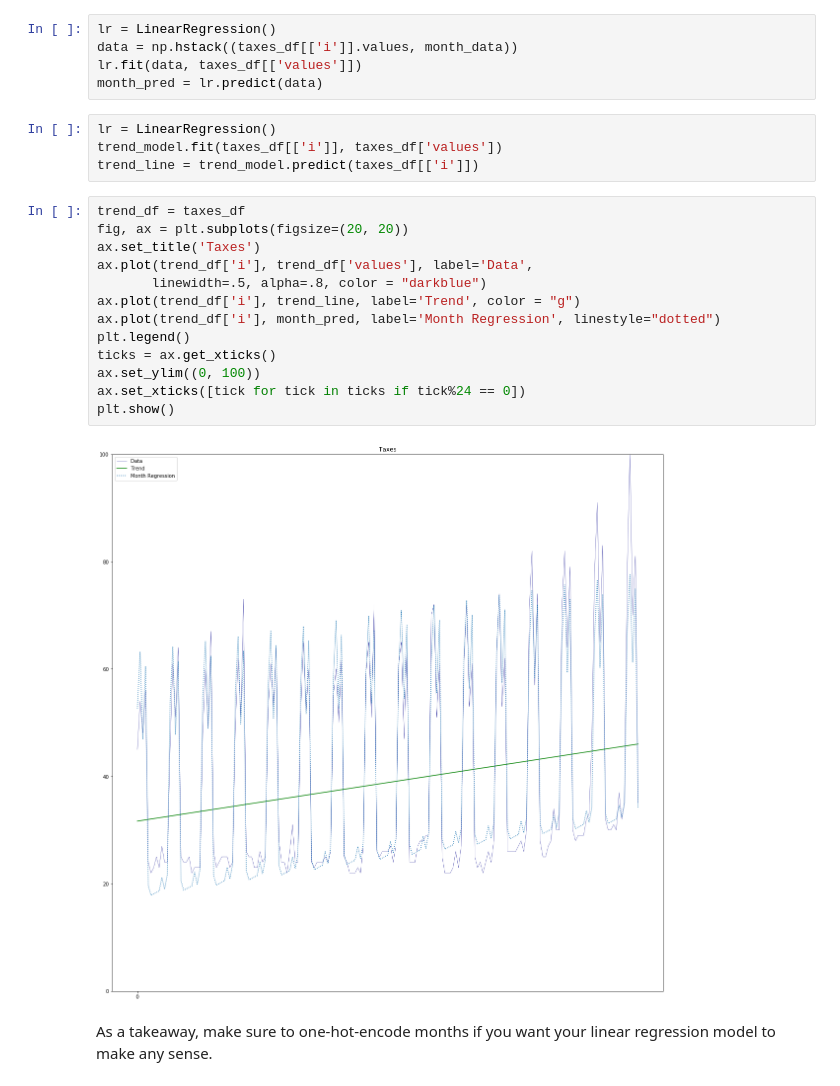
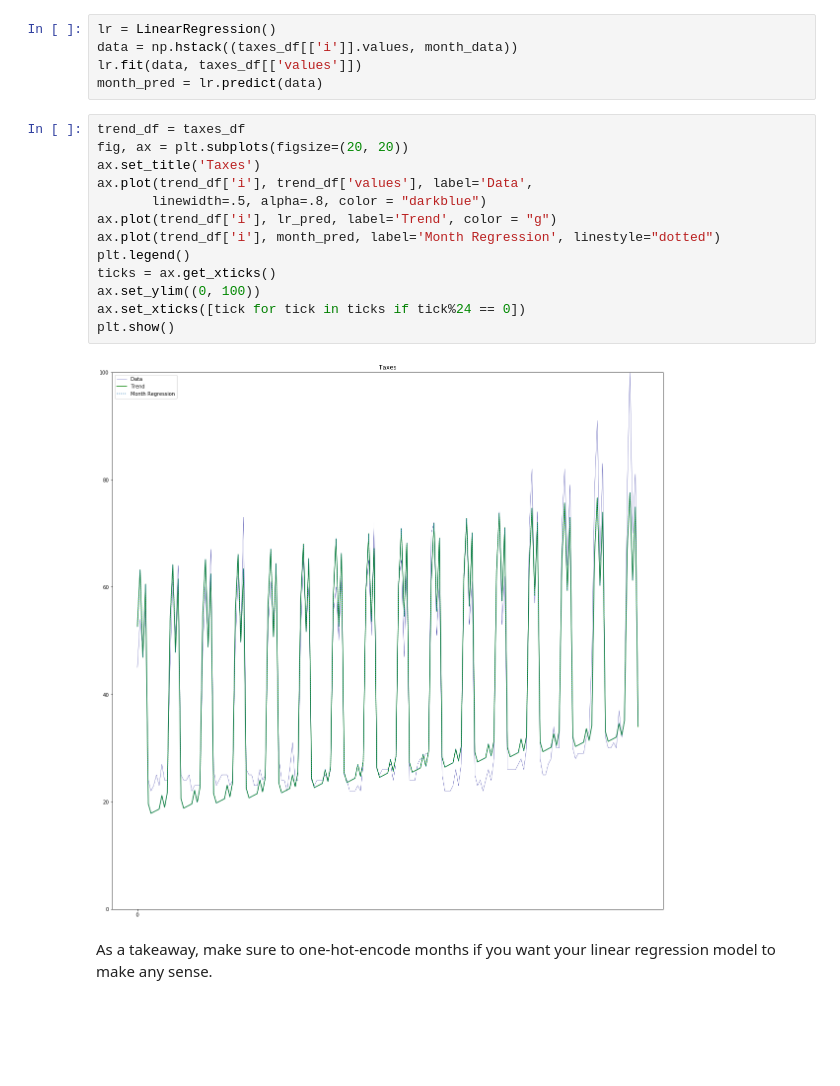
Before and after one commit to tsgreenwood-flatiron-data-science/time-series-examples, a Jupyter notebook: time-series-examples.ipynb, the cells around one changed output. Cells and saved outputs as stored; diff of their text form; blank space fills up the shorter version.

```diff
--- a/time-series-examples.ipynb
+++ b/time-series-examples.ipynb
@@ -81,24 +81,20 @@ lr = LinearRegression()
 data = np.hstack((taxes_df[['i']].values, month_data))
 lr.fit(data, taxes_df[['values']])
 month_pred = lr.predict(data)
-# %%
-lr = LinearRegression()
-trend_model.fit(taxes_df[['i']], taxes_df['values'])
-trend_line = trend_model.predict(taxes_df[['i']])
 # %%
 trend_df = taxes_df
 fig, ax = plt.subplots(figsize=(20, 20))
 ax.set_title('Taxes')
 ax.plot(trend_df['i'], trend_df['values'], label='Data',
        linewidth=.5, alpha=.8, color = "darkblue")
-ax.plot(trend_df['i'], trend_line, label='Trend', color = "g")
+ax.plot(trend_df['i'], lr_pred, label='Trend', color = "g")
 ax.plot(trend_df['i'], month_pred, label='Month Regression', linestyle="dotted")
 plt.legend()
 ticks = ax.get_xticks()
 ax.set_ylim((0, 100))
 ax.set_xticks([tick for tick in ticks if tick%24 == 0])
 plt.show()
 # %% [output]
-[figure, old version]
+[figure, new version]
 # %% [markdown]
 As a takeaway, make sure to one-hot-encode months if you want your linear regression model to make any sense.
```
Also changed, not shown: parts of 1 cell of this notebook.
